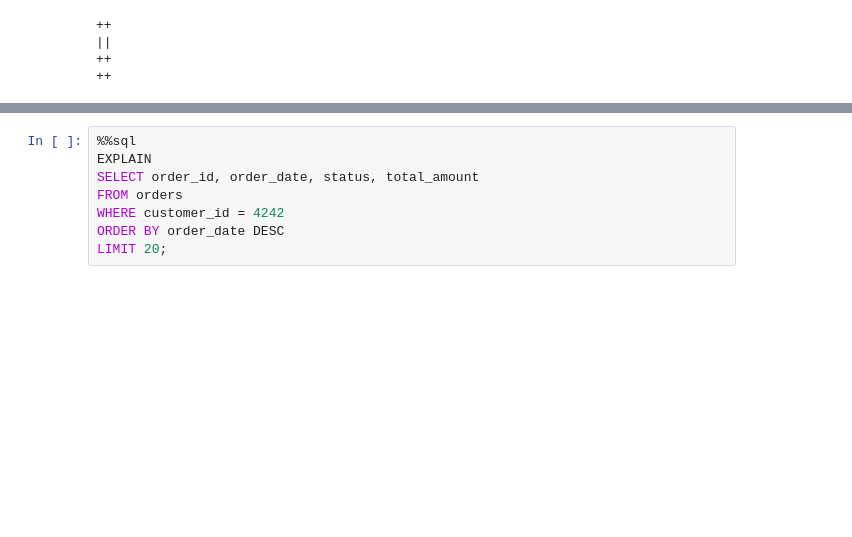
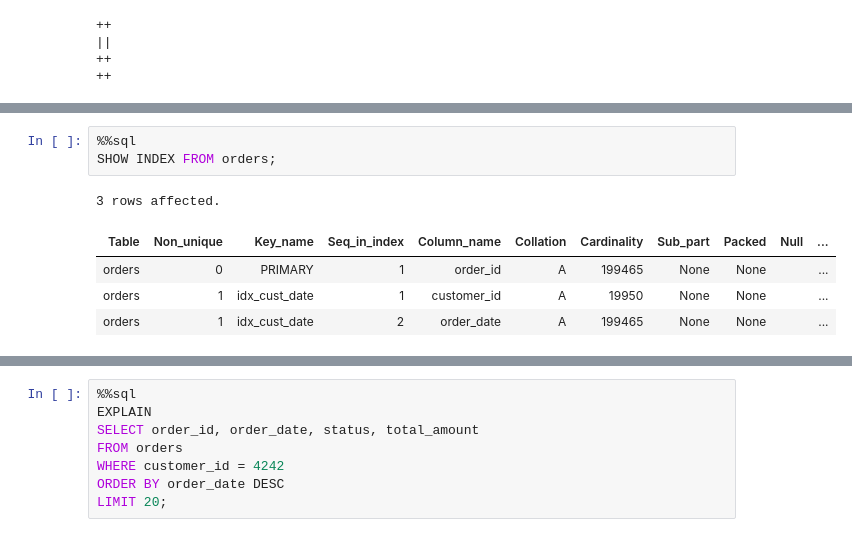
Before and after one commit to mdalmaruf/Database-Indexing, a Jupyter notebook: Database_Indexing_Activity.ipynb, the cells around one changed output, grey strips where cells are left out. Cells and saved outputs as stored; diff of their text form; blank space fills up the shorter version.

```diff
--- a/Database_Indexing_Activity.ipynb
+++ b/Database_Indexing_Activity.ipynb
@@ -487,0 +655,9 @@ CREATE INDEX idx_cust_date ON orders (customer_id, order_date);
+# %%
+%%sql
+SHOW INDEX FROM orders;
+# %% [output]
+3 rows affected.
+| Table | Non_unique | Key_name | Seq_in_index | Column_name | Collation | Cardinality | Sub_part | Packed | Null | ... |
+| orders | 0 | PRIMARY | 1 | order_id | A | 199465 | None | None |  | ... |
+| orders | 1 | idx_cust_date | 1 | customer_id | A | 19950 | None | None |  | ... |
+| orders | 1 | idx_cust_date | 2 | order_date | A | 199465 | None | None |  | ... |
```
Also changed, not shown: parts of 34 cells of this notebook, 4 other files.
